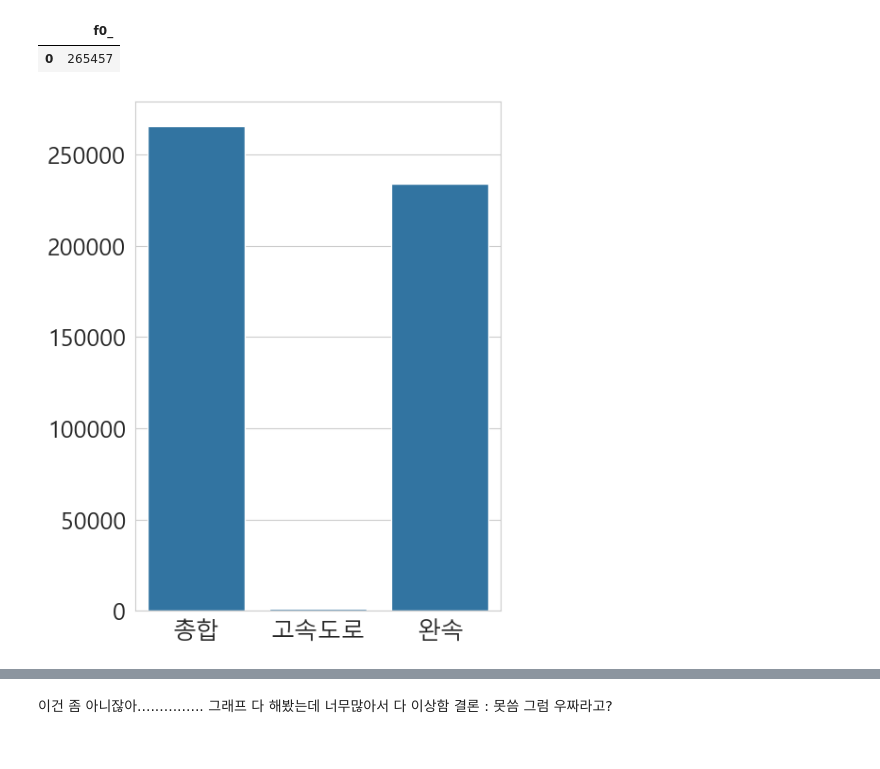
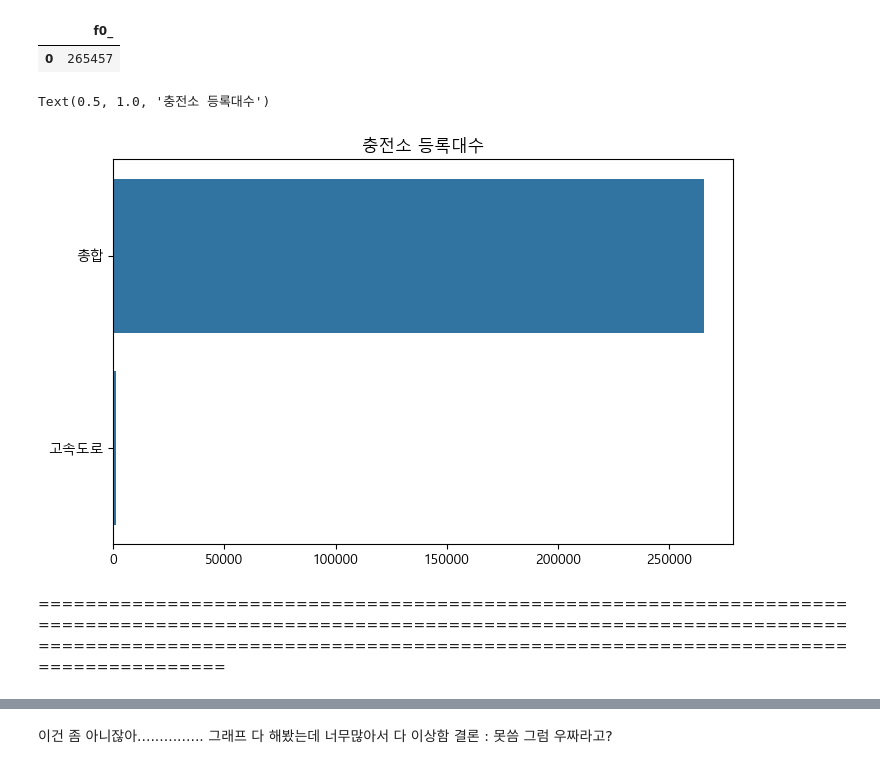
Before and after one commit to GRetriever/Data-Analysis-Project, a Jupyter notebook: project.ipynb, the cells around one changed output, grey strips where cells are left out. Drawn from its saved outputs; the diff is of its cells as text; code cells hidden in the pictures.

```diff
--- a/project.ipynb
+++ b/project.ipynb
@@ -118,13 +132,14 @@ df
 | 10 | 2022 | 310800 |
 | 11 | 2023 | 420905 |
 # %%
-sns.set_style('whitegrid')
 plt.xticks(rotation=45)
 sns.barplot(
     data = df,
     x = 'Year',
     y = 'Total'
     ).set(
-        title = 'The Number of Registered EV'
+        title = '전기차 등록대수'
         )
+plt.xlabel('연도')
+plt.ylabel('')
 # %% [output]
@@ -192,10 +204,11 @@ WHERE
 # %%
-x = ['총합','고속도로','완속']
-y = [265457,1390,233915]
+y = ['총합','고속도로']
+x = [265457,1390]
 
-plt.rc('font', family='Malgun Gothic')
 # sns.set_style('whitegrid')
-plt.figure(figsize=(5, 7))   # https://rfriend.tistory.com/710
+plt.figure(figsize=(8, 5))   # https://rfriend.tistory.com/710
 bar = sns.barplot(x=x,y=y)
+plt.title('충전소 등록대수')
 # %% [output]
+Text(0.5, 1.0, '충전소 등록대수')
-[figure, old version]
+[figure, new version]
@@ -219,0 +215,2 @@ LIMIT
+# %% [markdown]
+===============================================================================================================================================================================================================================
```
Also changed, not shown: parts of 50 cells of this notebook.
